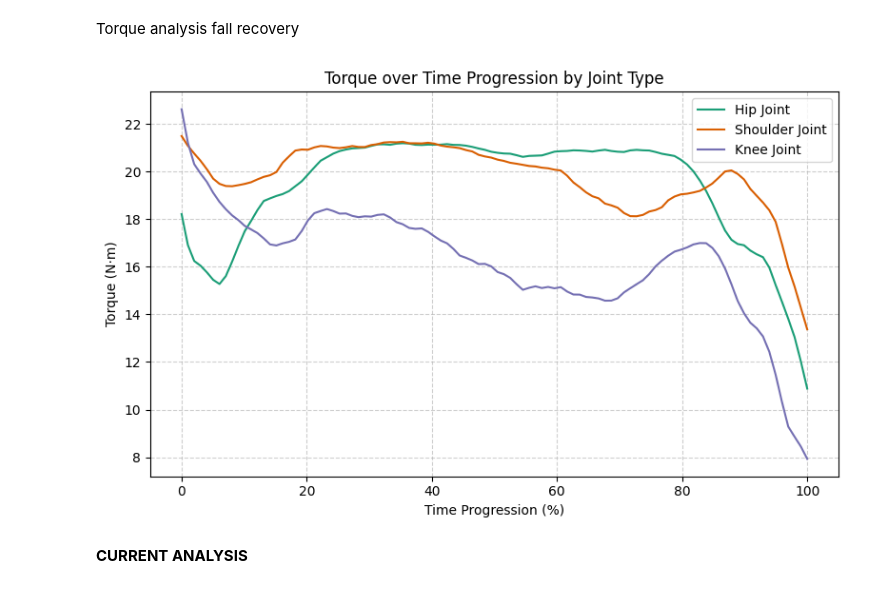
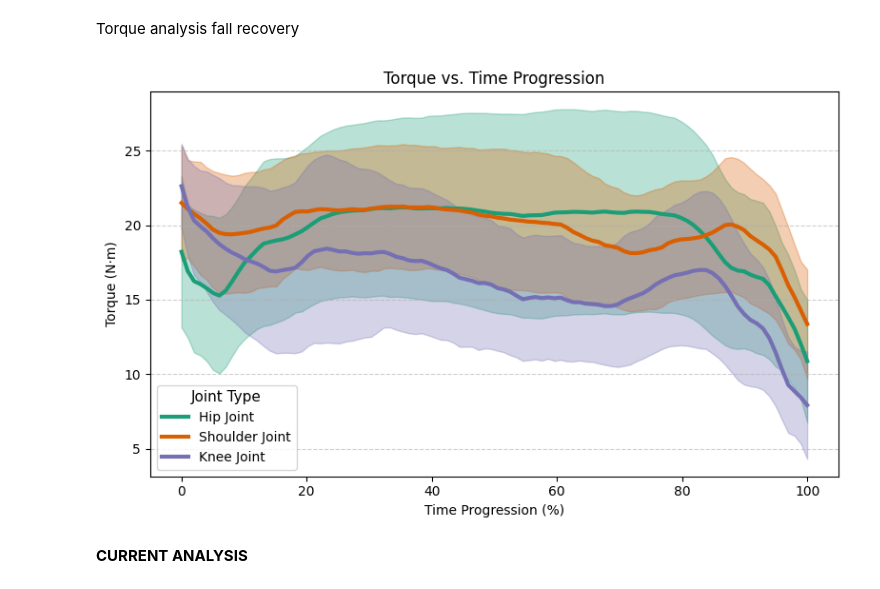
Before and after one commit to JansSolanoVega/legged_gym, a Jupyter notebook: legged_gym/scripts/analysis/plots.ipynb, the cells around one changed output. Saved outputs shown, nothing was run; the diff lists cells and outputs as text; code cells hidden in the pictures.

```diff
--- a/legged_gym/scripts/analysis/plots.ipynb
+++ b/legged_gym/scripts/analysis/plots.ipynb
@@ -461,8 +459,10 @@ from matplotlib.lines import Line2D
 import numpy as np
 
 # Datos
-torques_up = np.load('torques_up.npy')
-torques_down = np.load('torques_down.npy')
+PATH = "/home/zetans/Desktop/results_plots/torque_analysis/25_limit"
+
+torques_up = np.load(os.path.join(PATH,'torques_up.npy'))
+torques_down = np.load(os.path.join(PATH,'torques_down.npy'))
 mean_torques = [torques_up, torques_down]
 
 n = torques_up.shape[0]
@@ -670,7 +690,8 @@ with open("torqueVSspeed_data.json", "w") as f:
 # %% [markdown]
 Torque analysis fall recovery
 # %%
-PATH = os.path.join(LEGGED_GYM_ROOT_DIR, 'legged_gym', 'scripts')
+#PATH = os.path.join(LEGGED_GYM_ROOT_DIR, 'legged_gym', 'scripts')
+PATH = "/home/zetans/Desktop/results_plots/torque_analysis/25_limit"
 path = os.path.join(PATH,'torques_recovery.json')
 with open(path, 'r') as file:
     torques_recovery = json.load(file)[:-1]  # Load and parse the JSON file
@@ -681,7 +702,7 @@ import numpy as np
 import matplotlib.pyplot as plt
 
 # Ensure each trial is a NumPy array
-data = np.array([np.array(trial) for trial in data], dtype=object)
+data = np.array([np.array(trial) for trial in data_np], dtype=object)
 
 # Joint mapping: 4 legs × 3 joints = 12 joints
 joint_labels = motor_labels
@@ -696,43 +717,43 @@ n_interp = 100
 x_target = np.linspace(0, 1, n_interp)
 
 interpolated = {jt: [] for jt in joint_labels}
 
 for trial in data:
     t_len = trial.shape[0]
     x_original = np.linspace(0, 1, t_len)
 
     for jt in joint_labels:
         indices = joint_indices[jt]
         torque = np.array(trial[:, indices].mean(axis=1), dtype="float64")  # average across joints A/B/C
         torque_interp = np.interp(x_target, x_original, torque)
         interpolated[jt].append(torque_interp)
 
 # Convert to stacked NumPy arrays
 mean_curves = {jt: np.mean(np.stack(interpolated[jt]), axis=0) for jt in joint_labels}
 std_curves  = {jt: np.std(np.stack(interpolated[jt]), axis=0) for jt in joint_labels}
 
 # Plot all three on the same figure
 colors = {joint_labels[0]: '#1b9e77', joint_labels[1]: '#d95f02', joint_labels[2]: '#7570b3'}
 plt.figure(figsize=(8, 5))
 x_plot = x_target * 100  # percentage
 
 for jt in joint_labels:
-    plt.plot(x_plot, mean_curves[jt], label=f"{jt}", color=colors[jt])
-    # plt.fill_between(x_plot,
-    #                  mean_curves[jt] - std_curves[jt],
-    #                  mean_curves[jt] + std_curves[jt],
-    #                  alpha=0.3,
-    #                  color=colors[jt])
+    plt.plot(x_plot, mean_curves[jt], label=f"{jt}", color=colors[jt], linewidth=3)
+    plt.fill_between(x_plot,
+                     mean_curves[jt] - std_curves[jt],
+                     mean_curves[jt] + std_curves[jt],
+                     alpha=0.3,
+                     color=colors[jt])
 
 plt.xlabel("Time Progression (%)")
 plt.ylabel("Torque (N·m)")
-plt.title("Torque over Time Progression by Joint Type")
-plt.legend()
-plt.grid(True, linestyle='--', alpha=0.6)
+plt.title("Torque vs. Time Progression")
+plt.legend(title="Joint Type", fontsize=10, title_fontsize=11, loc="lower left")
+plt.grid(True, axis='y', linestyle='--', alpha=0.6)
 plt.tight_layout()
 plt.show()
 # %% [output]
-[figure, old version]
+[figure, new version]
 # %%
 #Compute mean torque per joint
 torque_sums = {joint_labels[0]: 0.0, joint_labels[1]: 0.0, joint_labels[2]: 0.0}
```
Also changed, not shown: parts of 3 cells of this notebook, 5 other files.
